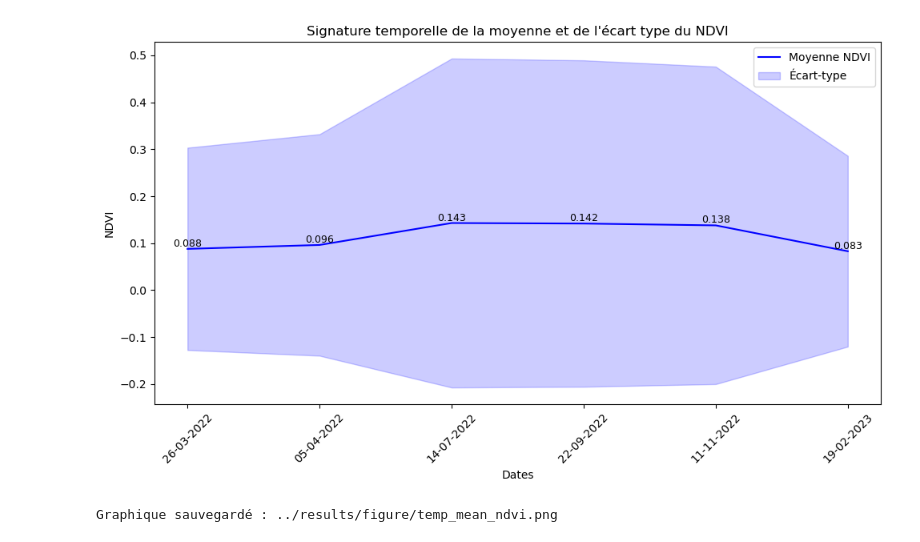
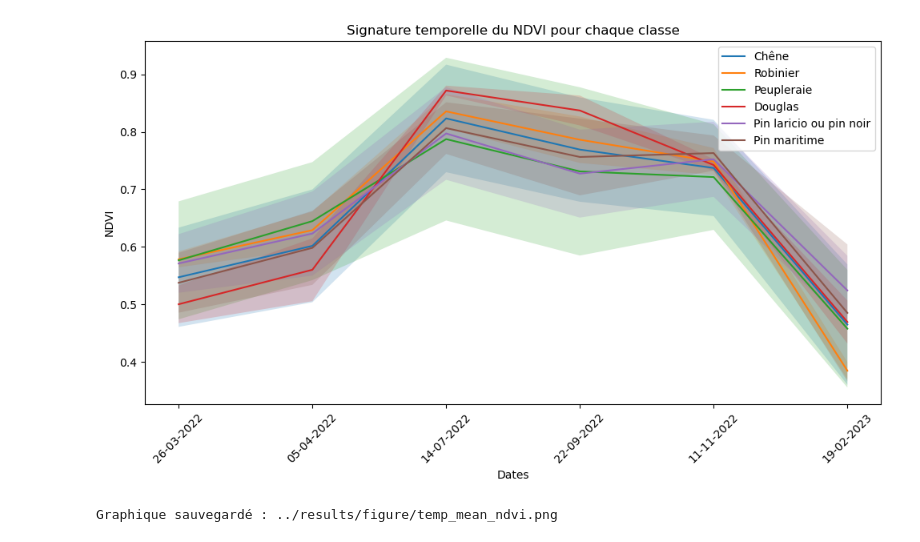
Before and after one commit to tpottelet/Projet_Teledetection, a Jupyter notebook: scripts/sample_analysis_temp_signature.ipynb, the cells around one changed output. Cells and saved outputs as stored; diff of their text form; code cells hidden in the pictures.

```diff
--- a/scripts/sample_analysis_temp_signature.ipynb
+++ b/scripts/sample_analysis_temp_signature.ipynb
@@ -90,36 +31,47 @@ dtype: float32
 # %%
+# Moyenne et écart-type par date pour chaque classe
 dates = [
     "26-03-2022", "05-04-2022", "14-07-2022", "22-09-2022", "11-11-2022", "19-02-2023"
 ]
 
+# Calculer la moyenne et l'écart-type pour chaque date et chaque classe
+mean_values = {class_name: [] for class_name in allowed_values}
+std_values = {class_name: [] for class_name in allowed_values}
+
+for class_name in allowed_values:
+    for i in range(len(dates)):
+        values_for_date = np.array(ndvi_values[class_name])[:, i]  # Valeurs NDVI pour une classe à une date spécifique
+        mean_values[class_name].append(values_for_date.mean())
+        std_values[class_name].append(values_for_date.std())
+
 # Créer un graphique avec Matplotlib
 plt.figure(figsize=(10, 6))
-plt.plot(range(len(ndvi_mean)), ndvi_mean, label='Moyenne NDVI', color='blue')
-plt.fill_between(
-    range(len(ndvi_mean)),
-    ndvi_mean - ndvi_std,
-    ndvi_mean + ndvi_std,
-    color='blue', alpha=0.2, label="Écart-type"
-)
 
-for i, value in enumerate(ndvi_mean):
-    plt.text(i, value, f"{value:.3f}", ha='center', va='bottom', fontsize=9, color='black')
+# Tracer les moyennes et les écarts-types pour chaque classe
+for class_name in allowed_values:
+    plt.plot(range(len(dates)), mean_values[class_name], label=class_name)
+    plt.fill_between(
+        range(len(dates)),
+        np.array(mean_values[class_name]) - np.array(std_values[class_name]),
+        np.array(mean_values[class_name]) + np.array(std_values[class_name]),
+        alpha=0.2
+    )
 
 # Personnalisation du graphique
-plt.title("Signature temporelle de la moyenne et de l'écart type du NDVI")
+plt.title("Signature temporelle du NDVI pour chaque classe")
 plt.xlabel("Dates")
 plt.ylabel("NDVI")
 plt.xticks(ticks=range(len(dates)), labels=dates, rotation=45)  # Utilisation des dates comme étiquettes
 plt.legend(loc='upper right')
 
 # Sauvegarder et afficher le graphique
 plt.tight_layout()
 plt.savefig(output_file)
 plt.show()
 
 print(f"Graphique sauvegardé : {output_file}")
 # %% [output]
-[figure, old version]
+[figure, new version]
 Graphique sauvegardé : ../results/figure/temp_mean_ndvi.png
 # %%
 os.remove(reprojected_raster_path)
```
Also changed, not shown: parts of 3 cells of this notebook, 6 other files.
